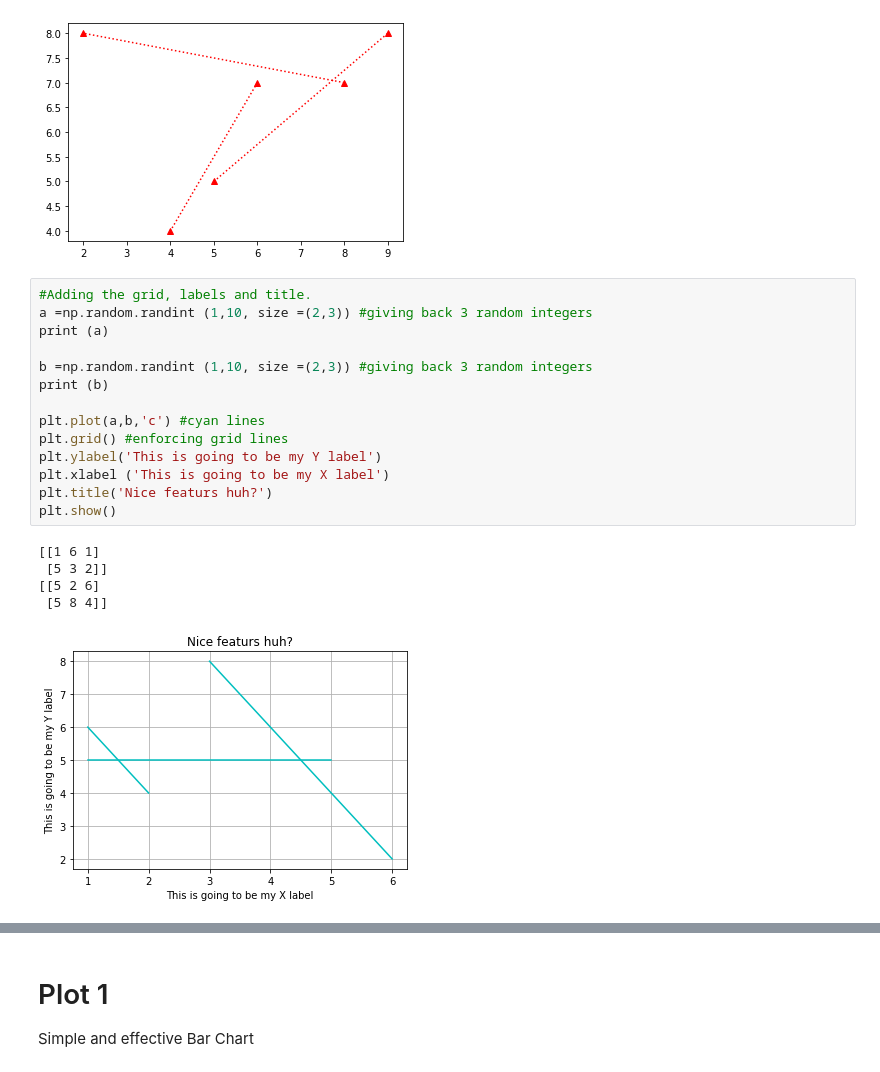
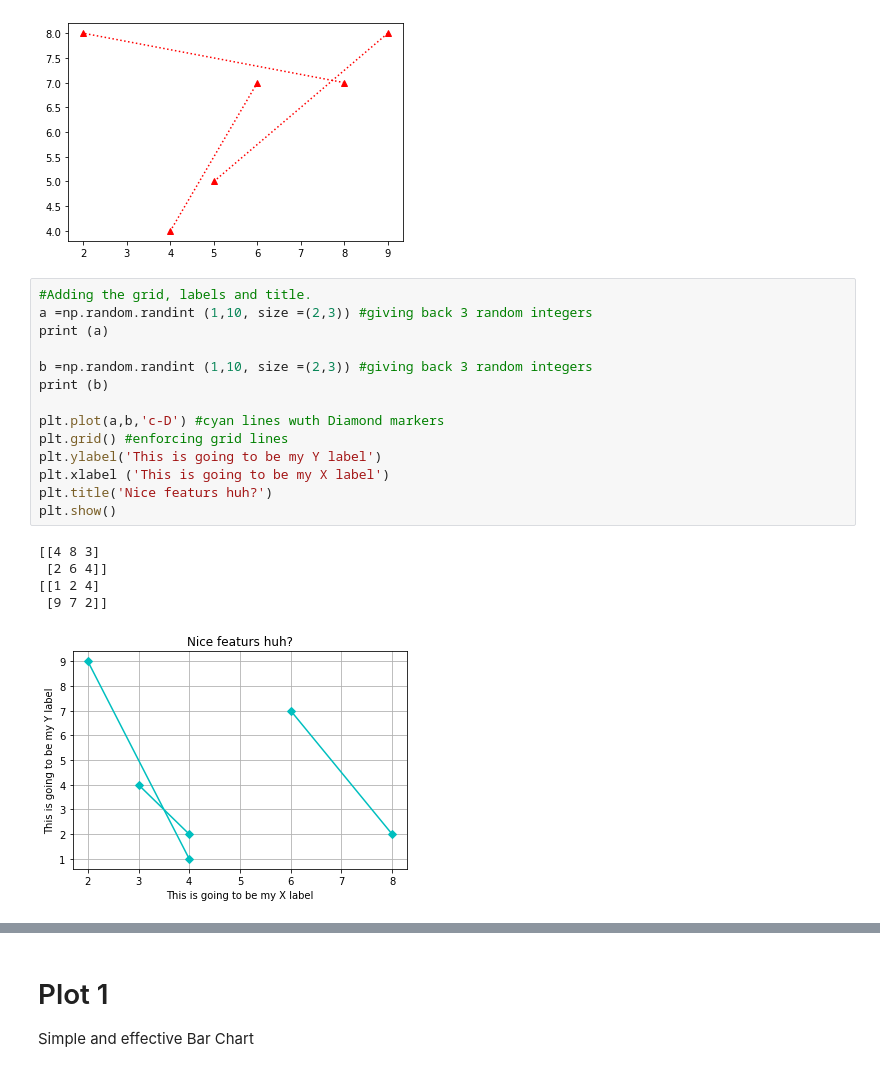
Before and after one commit to Cossie01/Fundamentals-of-Data-Analysis-Assessment, a Jupyter notebook: pyplot.ipynb, the cells around one changed output, grey strips where cells are left out. Drawn from its saved outputs; the diff is of its cells as text.

```diff
--- a/pyplot.ipynb
+++ b/pyplot.ipynb
@@ -96,20 +96,20 @@ plt.show()
 # %%
 #Adding the grid, labels and title.
 a =np.random.randint (1,10, size =(2,3)) #giving back 3 random integers
 print (a)
 
 b =np.random.randint (1,10, size =(2,3)) #giving back 3 random integers
 print (b)
 
-plt.plot(a,b,'c') #cyan lines
+plt.plot(a,b,'c-D') #cyan lines wuth Diamond markers
 plt.grid() #enforcing grid lines
 plt.ylabel('This is going to be my Y label')
 plt.xlabel ('This is going to be my X label')
 plt.title('Nice featurs huh?')
 plt.show()
 # %% [output]
-[[1 6 1]
- [5 3 2]]
-[[5 2 6]
- [5 8 4]]
+[[4 8 3]
+ [2 6 4]]
+[[1 2 4]
+ [9 7 2]]
-[figure, old version]
+[figure, new version]
```
Also changed, not shown: parts of 1 cell of this notebook, 2 other files.
